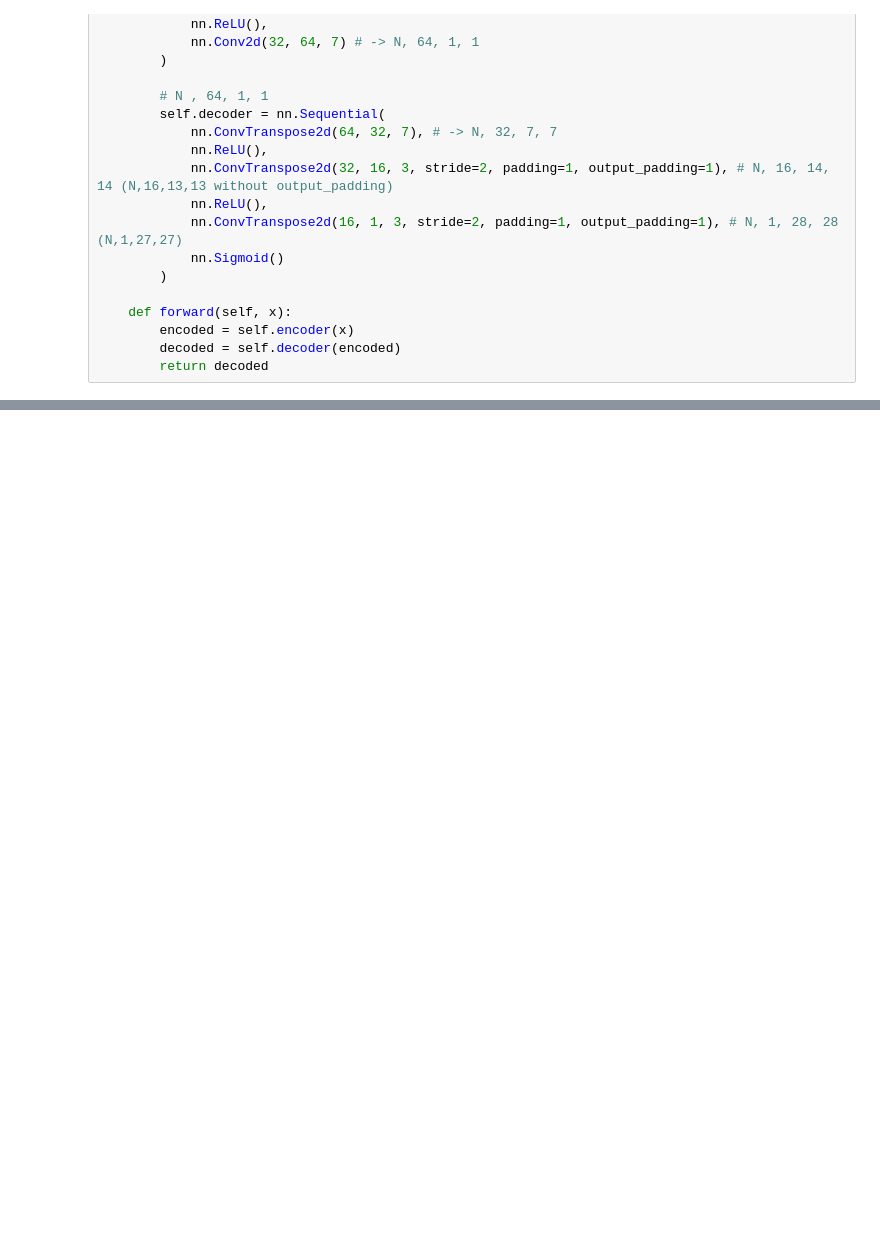
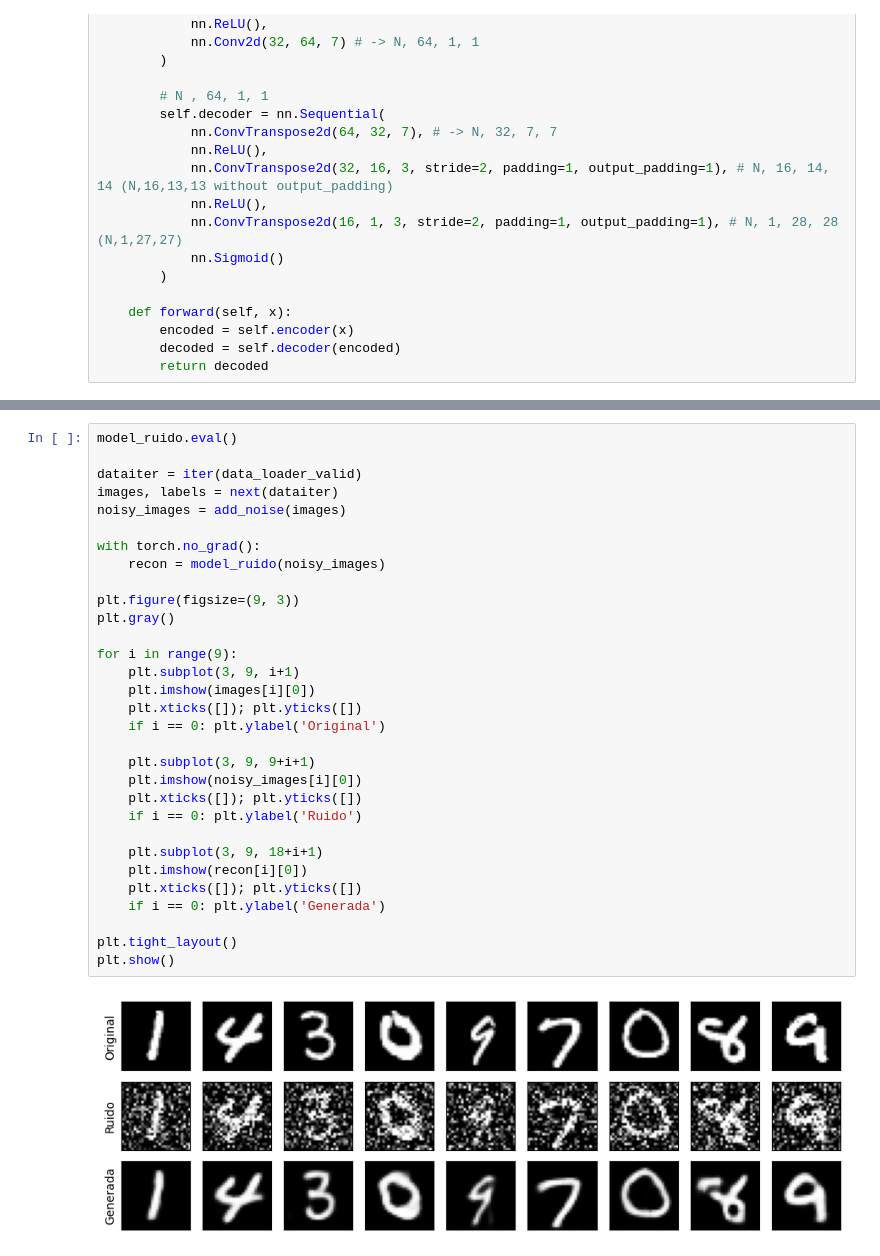
Before and after one commit to Aprendizaje-Automatico-II/Autoencoders, a Jupyter notebook: autoencoders.ipynb, the cells around one changed output, grey strips where cells are left out. Saved outputs shown, nothing was run; the diff lists cells and outputs as text; blank space fills up the shorter version.

```diff
--- a/autoencoders.ipynb
+++ b/autoencoders.ipynb
@@ -161,0 +120,33 @@ for i, img in enumerate(images[:9]):
+# %%
+model_ruido.eval()
+
+dataiter = iter(data_loader_valid)
+images, labels = next(dataiter)
+noisy_images = add_noise(images)
+
+with torch.no_grad():
+    recon = model_ruido(noisy_images)
+
+plt.figure(figsize=(9, 3))
+plt.gray()
+
+for i in range(9):
+    plt.subplot(3, 9, i+1)
+    plt.imshow(images[i][0])
+    plt.xticks([]); plt.yticks([])
+    if i == 0: plt.ylabel('Original')
+
+    plt.subplot(3, 9, 9+i+1)
+    plt.imshow(noisy_images[i][0])
+    plt.xticks([]); plt.yticks([])
+    if i == 0: plt.ylabel('Ruido')
+
+    plt.subplot(3, 9, 18+i+1)
+    plt.imshow(recon[i][0])
+    plt.xticks([]); plt.yticks([])
+    if i == 0: plt.ylabel('Generada')
+
+plt.tight_layout()
+plt.show()
+# %% [output]
+[figure, added]
```
Also changed, not shown: parts of 15 cells of this notebook.
